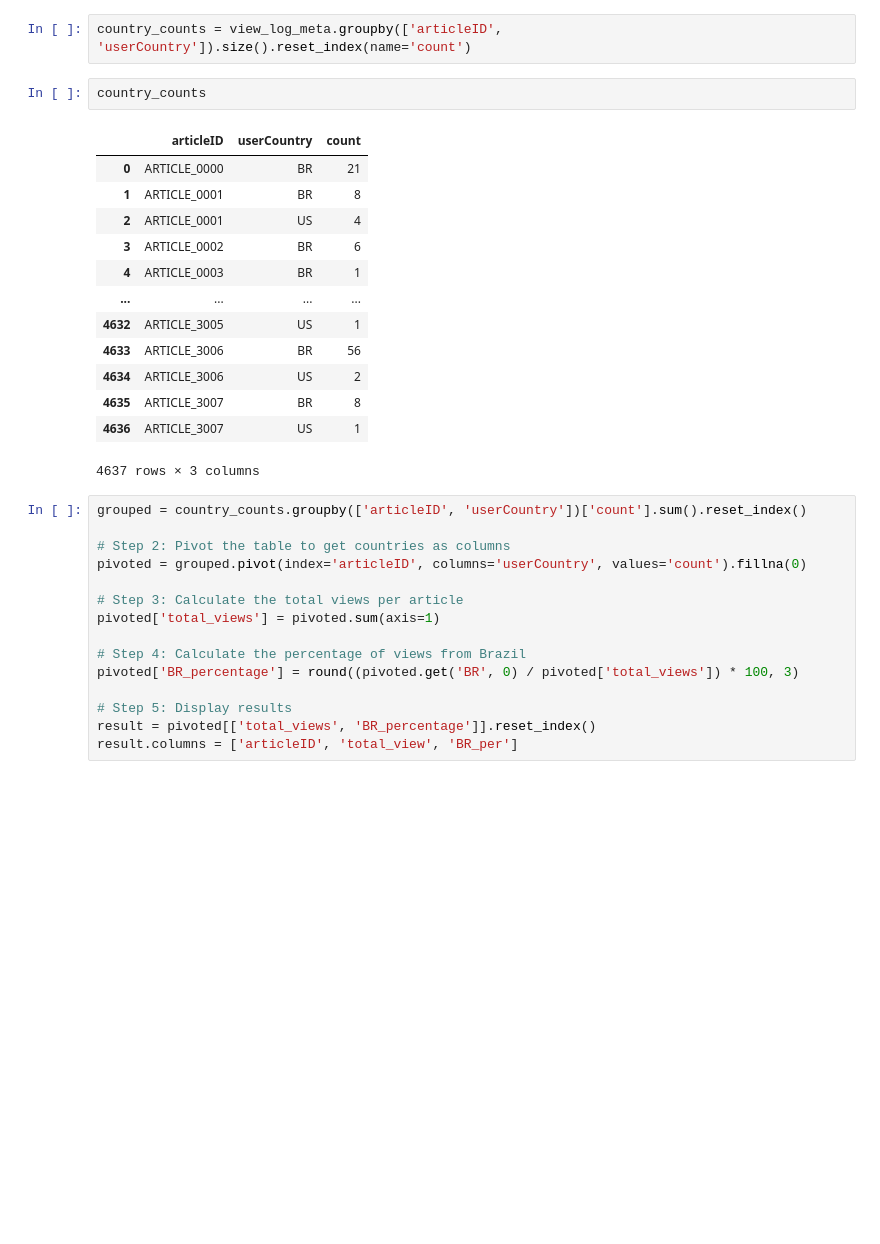
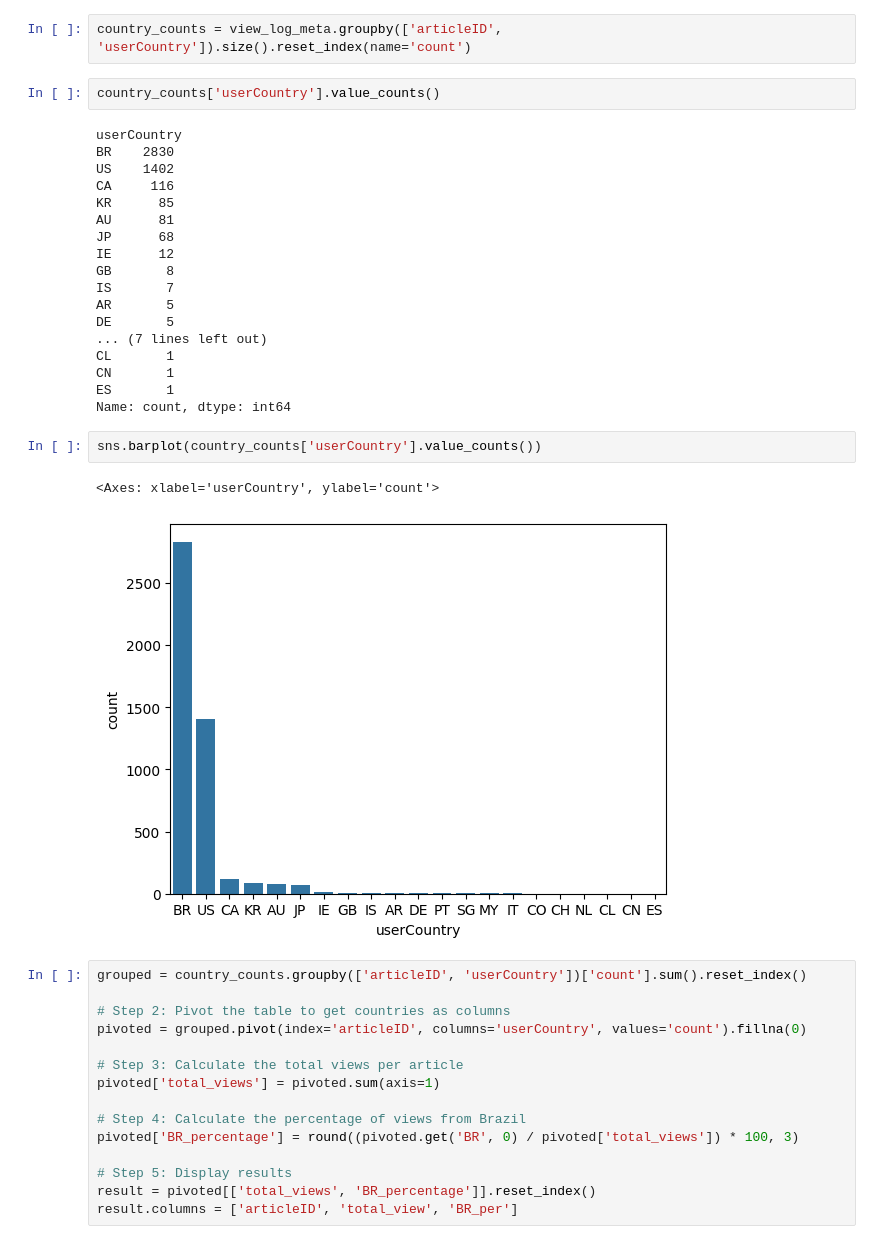
Before and after one commit to jungsiroo/article_recsys, a Jupyter notebook: EDA/basic.ipynb, the cells around one changed output. Drawn from its saved outputs; the diff is of its cells as text; blank space fills up the shorter version.

```diff
--- a/EDA/basic.ipynb
+++ b/EDA/basic.ipynb
@@ -192,21 +272,30 @@ view_log_meta
 # %%
 country_counts = view_log_meta.groupby(['articleID', 'userCountry']).size().reset_index(name='count')
 # %%
-country_counts
+country_counts['userCountry'].value_counts()
 # %% [output]
-|  | articleID | userCountry | count |
-| 0 | ARTICLE_0000 | BR | 21 |
-| 1 | ARTICLE_0001 | BR | 8 |
-| 2 | ARTICLE_0001 | US | 4 |
-| 3 | ARTICLE_0002 | BR | 6 |
-| 4 | ARTICLE_0003 | BR | 1 |
-| ... | ... | ... | ... |
-| 4632 | ARTICLE_3005 | US | 1 |
-| 4633 | ARTICLE_3006 | BR | 56 |
-| 4634 | ARTICLE_3006 | US | 2 |
-| 4635 | ARTICLE_3007 | BR | 8 |
-| 4636 | ARTICLE_3007 | US | 1 |
-4637 rows × 3 columns
+userCountry
+BR    2830
+US    1402
+CA     116
+KR      85
+AU      81
+JP      68
+IE      12
+GB       8
+IS       7
+AR       5
+DE       5
+... (7 lines left out)
+CL       1
+CN       1
+ES       1
+Name: count, dtype: int64
+# %%
+sns.barplot(country_counts['userCountry'].value_counts())
+# %% [output]
+<Axes: xlabel='userCountry', ylabel='count'>
+[figure, added]
 # %%
 grouped = country_counts.groupby(['articleID', 'userCountry'])['count'].sum().reset_index()
 
```
Also changed, not shown: parts of 12 cells of this notebook, 5 other files.
